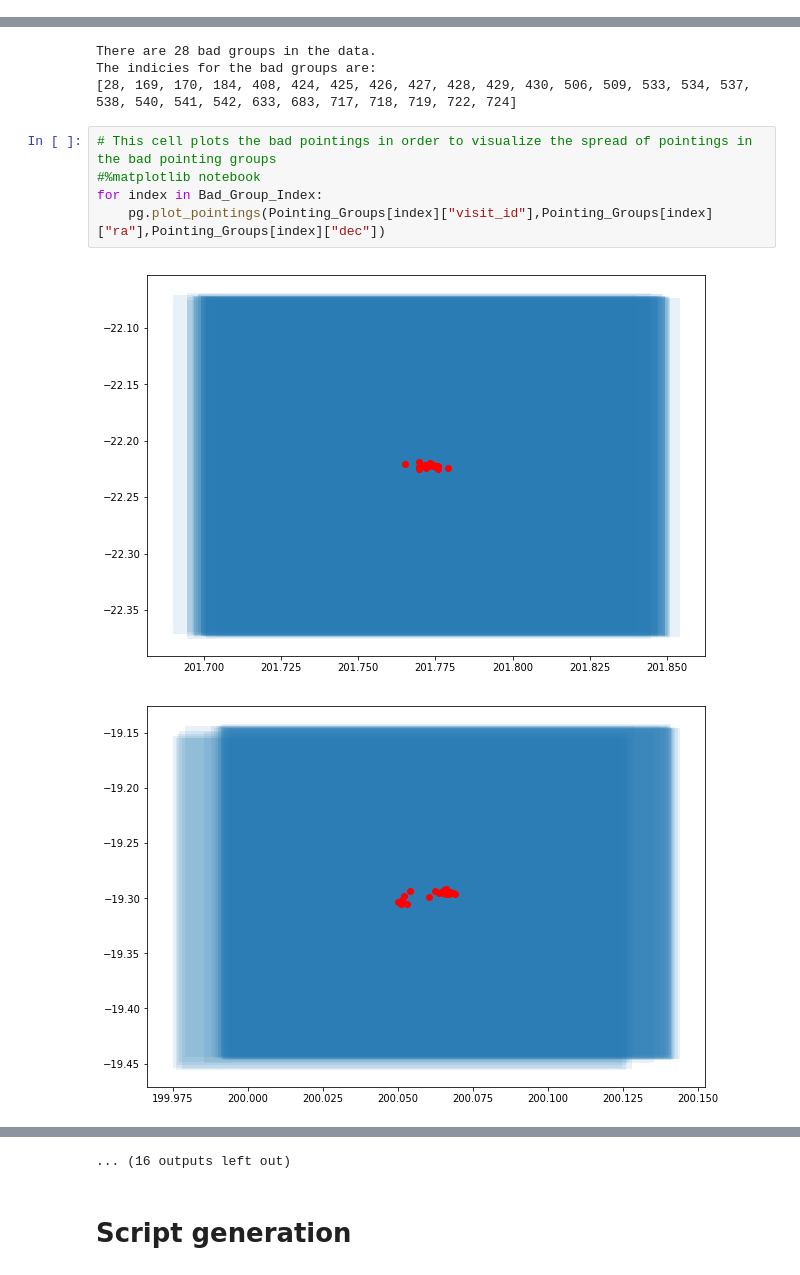
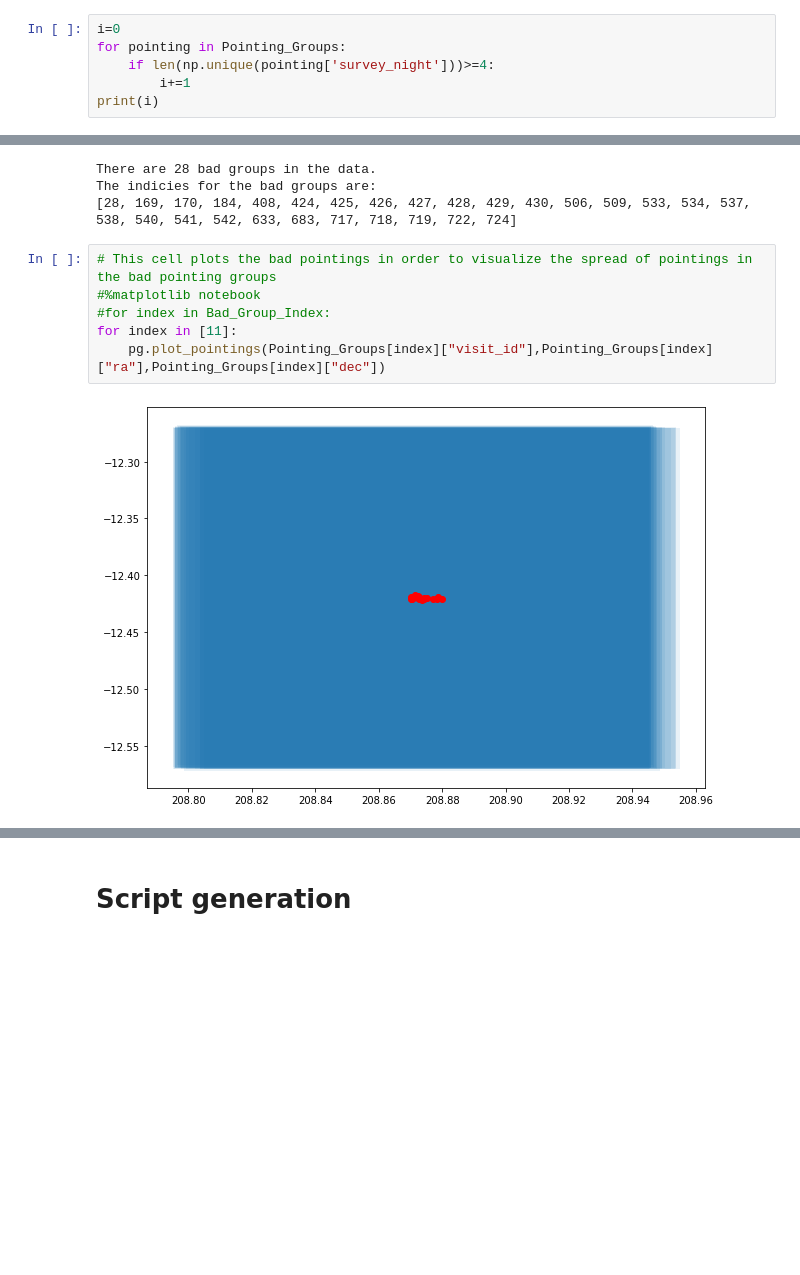
Before and after one commit to smotherh/KBMOD_paper2_data_preperation, a Jupyter notebook: pointing_metadata/NEO_Fields.ipynb, the cells around one changed output, grey strips where cells are left out. Cells and saved outputs as stored; diff of their text form; blank space fills up the shorter version.

```diff
--- a/pointing_metadata/NEO_Fields.ipynb
+++ b/pointing_metadata/NEO_Fields.ipynb
@@ -41,3 +41,9 @@ visitToIndex = {}
 for i,pointing in enumerate(Pointing_Groups):
     for visit in pointing['visit_id']:
         visitToIndex[str(visit)] = i
+# %%
+i=0
+for pointing in Pointing_Groups:
+    if len(np.unique(pointing['survey_night']))>=4:
+        i+=1
+print(i)
@@ -109,8 +117,8 @@ The indicies for the bad groups are:
 # %%
 # This cell plots the bad pointings in order to visualize the spread of pointings in the bad pointing groups
 #%matplotlib notebook
-for index in Bad_Group_Index:
+#for index in Bad_Group_Index:
+for index in [11]:
     pg.plot_pointings(Pointing_Groups[index]["visit_id"],Pointing_Groups[index]["ra"],Pointing_Groups[index]["dec"])
 # %% [output]
-[figure, old version]
+[figure, new version]
-[figure, removed]
@@ -127,4 +125,3 @@ for index in Bad_Group_Index:
-... (16 outputs left out)
 # %% [markdown]
 # Script generation
 # %%
```
Also changed, not shown: parts of 44 cells of this notebook, 6 other files.
